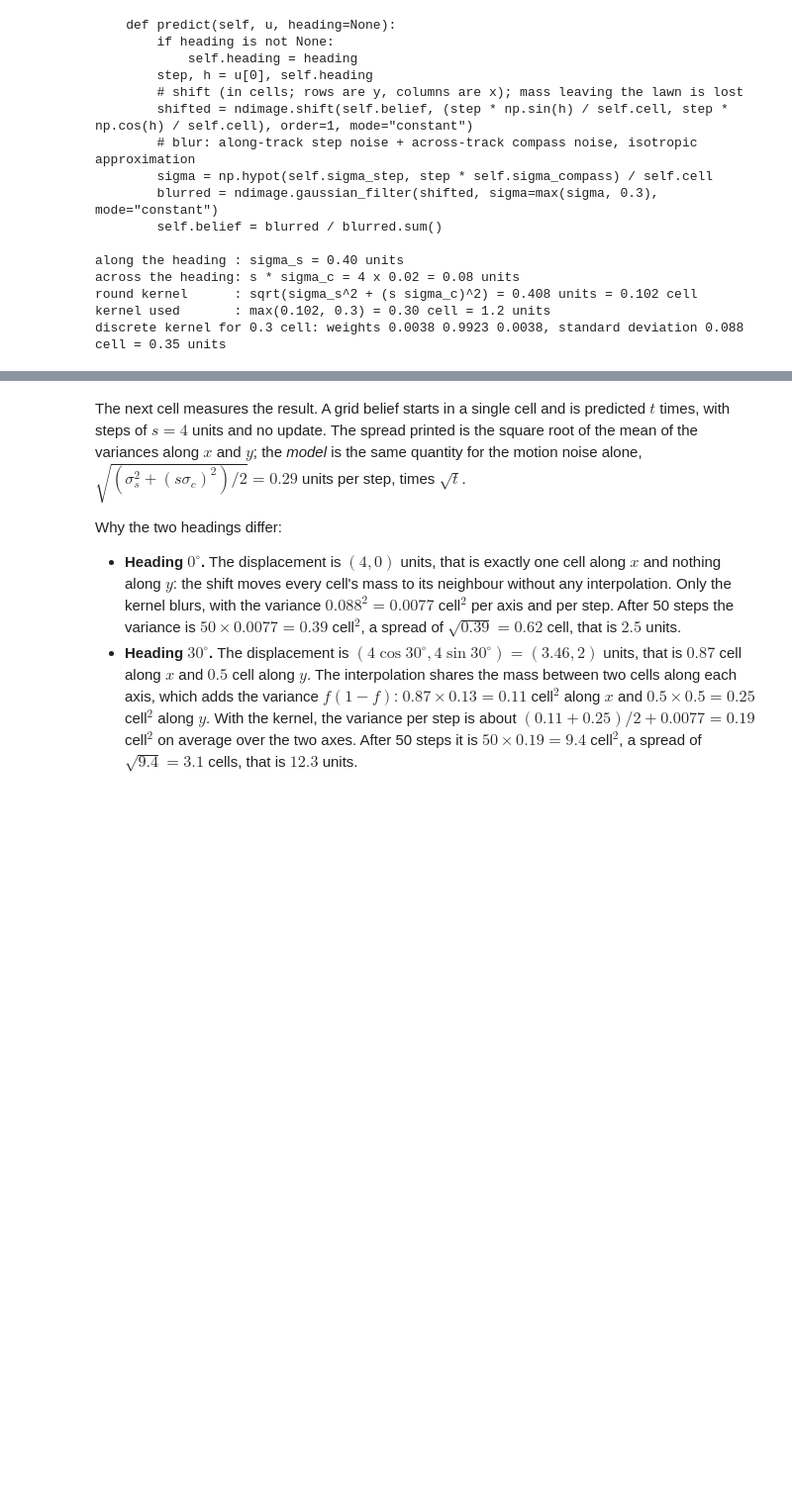
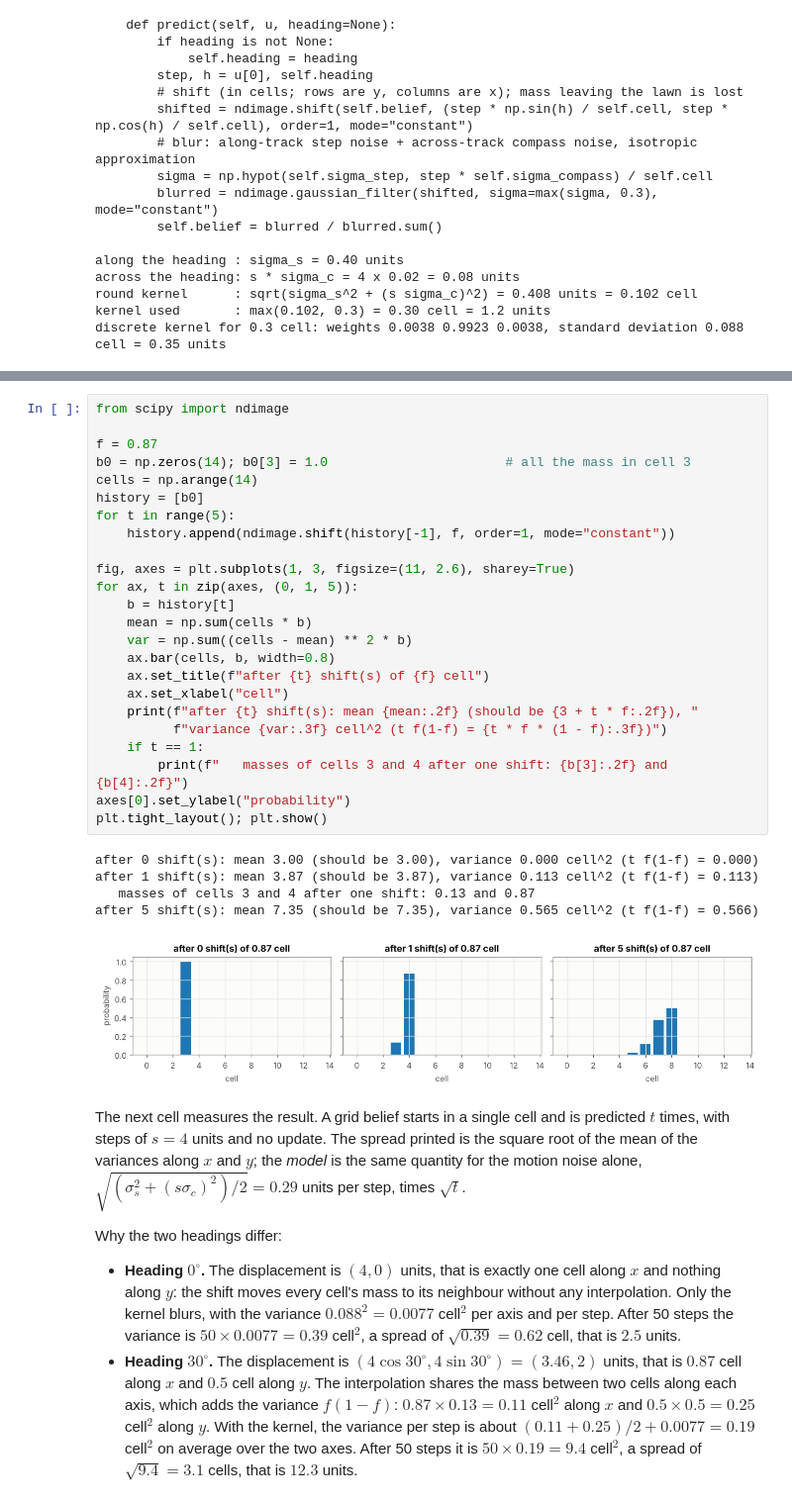
Before and after one commit to CL-BZH/Bayesian_Filters, a Jupyter notebook: notebooks/01_bayes_filter.ipynb, the cells around one changed output, grey strips where cells are left out. Shown at 99% size. Drawn from its saved outputs; the diff is of its cells as text; blank space fills up the shorter version.

Commit message:
Notebook 01: interpolating a shift explained on a one-dimensional example, with a figure and the variance f(1-f) checked

```diff
--- a/notebooks/01_bayes_filter.ipynb
+++ b/notebooks/01_bayes_filter.ipynb
@@ -138,3 +164,33 @@ discrete kernel for 0.3 cell: weights 0.0038 0.9923 0.0038, standard deviation 0
+# %%
+from scipy import ndimage
+
+f = 0.87
+b0 = np.zeros(14); b0[3] = 1.0                       # all the mass in cell 3
+cells = np.arange(14)
+history = [b0]
+for t in range(5):
+    history.append(ndimage.shift(history[-1], f, order=1, mode="constant"))
+
+fig, axes = plt.subplots(1, 3, figsize=(11, 2.6), sharey=True)
+for ax, t in zip(axes, (0, 1, 5)):
+    b = history[t]
+    mean = np.sum(cells * b)
+    var = np.sum((cells - mean) ** 2 * b)
+    ax.bar(cells, b, width=0.8)
+    ax.set_title(f"after {t} shift(s) of {f} cell")
+    ax.set_xlabel("cell")
+    print(f"after {t} shift(s): mean {mean:.2f} (should be {3 + t * f:.2f}), "
+          f"variance {var:.3f} cell^2 (t f(1-f) = {t * f * (1 - f):.3f})")
+    if t == 1:
+        print(f"   masses of cells 3 and 4 after one shift: {b[3]:.2f} and {b[4]:.2f}")
+axes[0].set_ylabel("probability")
+plt.tight_layout(); plt.show()
+# %% [output]
+after 0 shift(s): mean 3.00 (should be 3.00), variance 0.000 cell^2 (t f(1-f) = 0.000)
+after 1 shift(s): mean 3.87 (should be 3.87), variance 0.113 cell^2 (t f(1-f) = 0.113)
+   masses of cells 3 and 4 after one shift: 0.13 and 0.87
+after 5 shift(s): mean 7.35 (should be 7.35), variance 0.565 cell^2 (t f(1-f) = 0.566)
+[figure, added]
 # %% [markdown]
 The next cell measures the result. A grid belief starts in a single cell and is predicted $t$ times,
 with steps of $s=4$ units and no update. The spread printed is the square root of the mean of the
```
Also changed, not shown: parts of 3 cells of this notebook.
